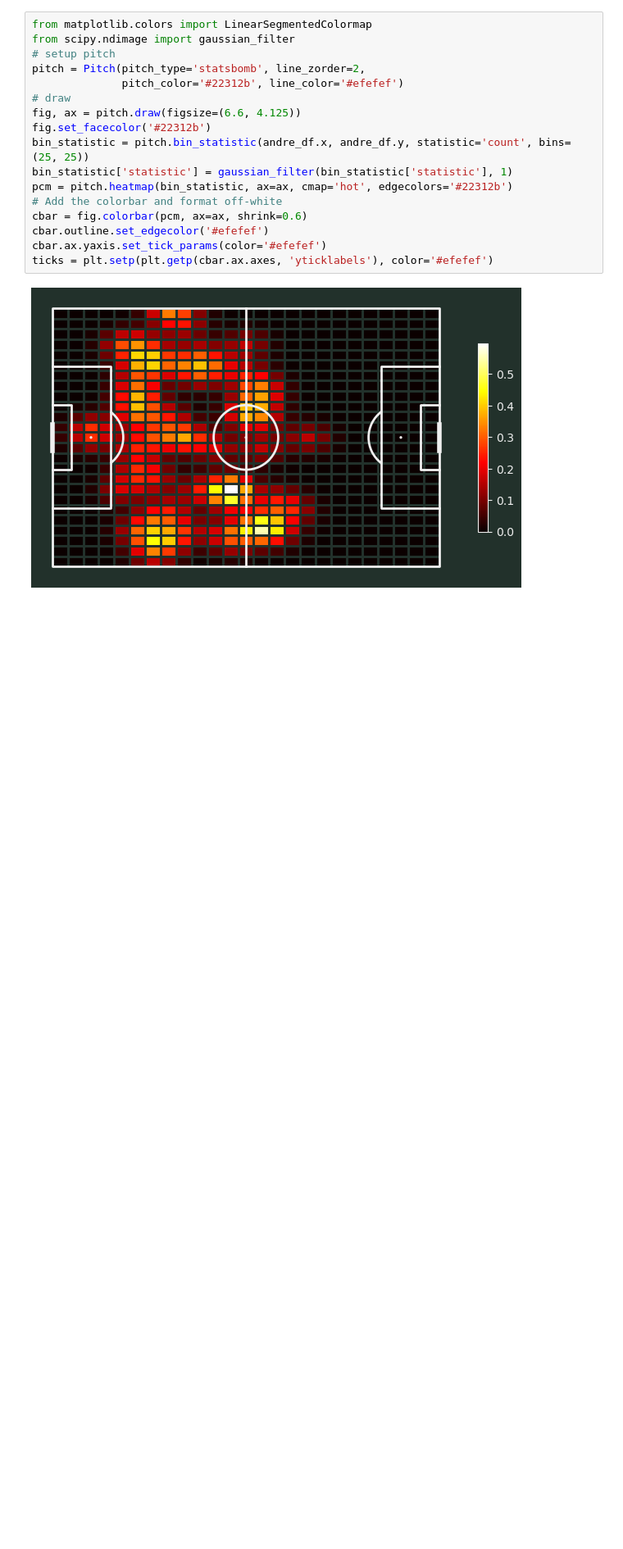
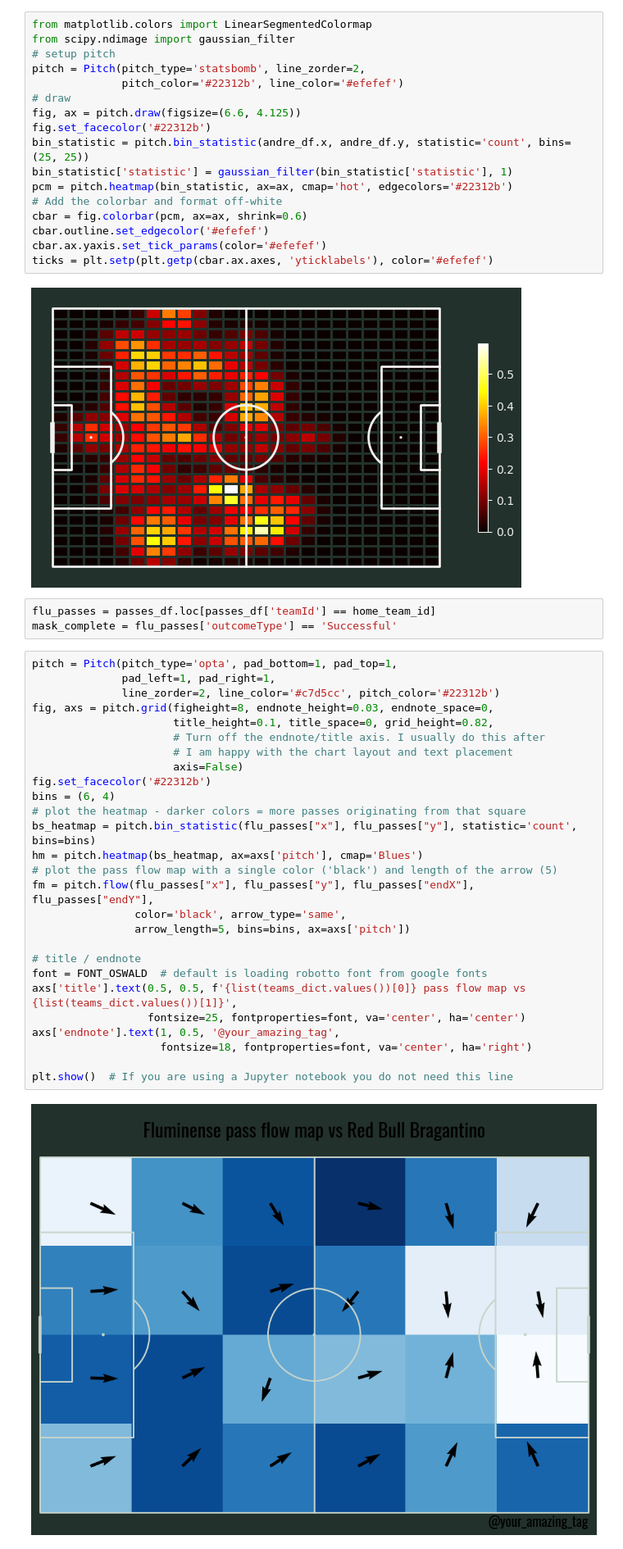
Before and after one commit to VictorMilhomem/FootballAnalysisTools, a Jupyter notebook: src/tests.ipynb, the cells around one changed output. Shown at 82% size. Drawn from its saved outputs; the diff is of its cells as text; blank space fills up the shorter version.

Commit message:
flow pass chart

```diff
--- a/src/tests.ipynb
+++ b/src/tests.ipynb
@@ -252,3 +252,35 @@ cbar.ax.yaxis.set_tick_params(color='#efefef')
 ticks = plt.setp(plt.getp(cbar.ax.axes, 'yticklabels'), color='#efefef')
 # %% [output]
 [figure]
+# %%
+flu_passes = passes_df.loc[passes_df['teamId'] == home_team_id]
+mask_complete = flu_passes['outcomeType'] == 'Successful'
+# %%
+pitch = Pitch(pitch_type='opta', pad_bottom=1, pad_top=1,
+              pad_left=1, pad_right=1,
+              line_zorder=2, line_color='#c7d5cc', pitch_color='#22312b')
+fig, axs = pitch.grid(figheight=8, endnote_height=0.03, endnote_space=0,
+                      title_height=0.1, title_space=0, grid_height=0.82,
+                      # Turn off the endnote/title axis. I usually do this after
+                      # I am happy with the chart layout and text placement
+                      axis=False)
+fig.set_facecolor('#22312b')
+bins = (6, 4)
+# plot the heatmap - darker colors = more passes originating from that square
+bs_heatmap = pitch.bin_statistic(flu_passes["x"], flu_passes["y"], statistic='count', bins=bins)
+hm = pitch.heatmap(bs_heatmap, ax=axs['pitch'], cmap='Blues')
+# plot the pass flow map with a single color ('black') and length of the arrow (5)
+fm = pitch.flow(flu_passes["x"], flu_passes["y"], flu_passes["endX"], flu_passes["endY"],
+                color='black', arrow_type='same',
+                arrow_length=5, bins=bins, ax=axs['pitch'])
+
+# title / endnote
+font = FONT_OSWALD  # default is loading robotto font from google fonts
+axs['title'].text(0.5, 0.5, f'{list(teams_dict.values())[0]} pass flow map vs {list(teams_dict.values())[1]}',
+                  fontsize=25, fontproperties=font, va='center', ha='center')
+axs['endnote'].text(1, 0.5, '@your_amazing_tag',
+                    fontsize=18, fontproperties=font, va='center', ha='right')
+
+plt.show()  # If you are using a Jupyter notebook you do not need this line
+# %% [output]
+[figure, added]
```
